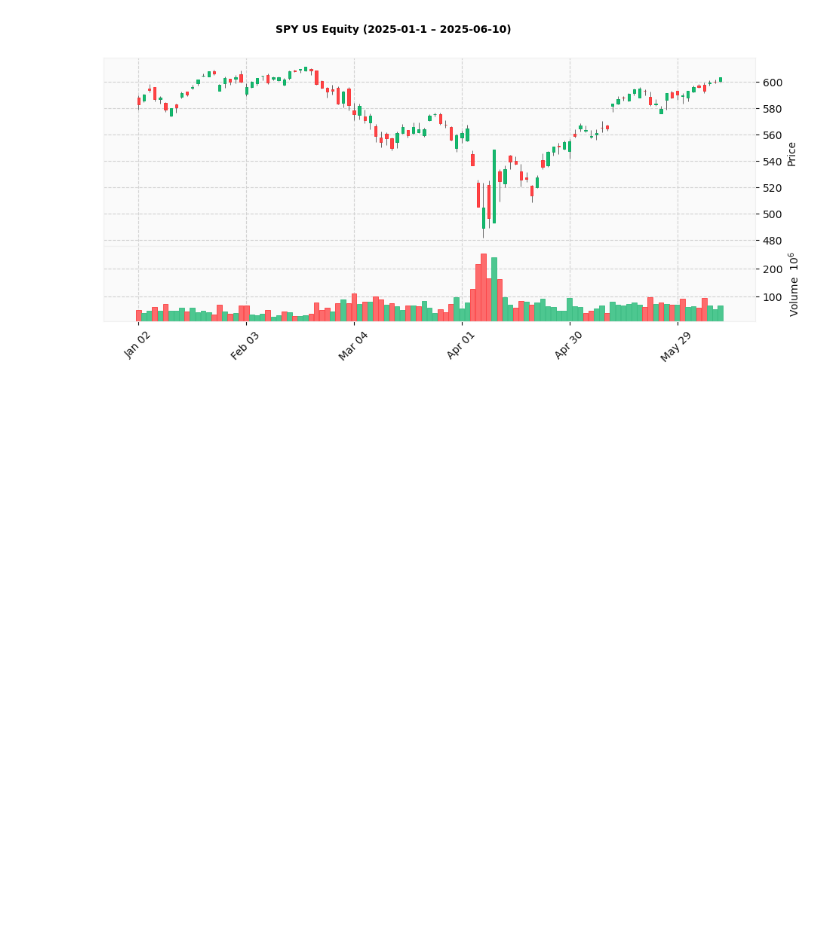
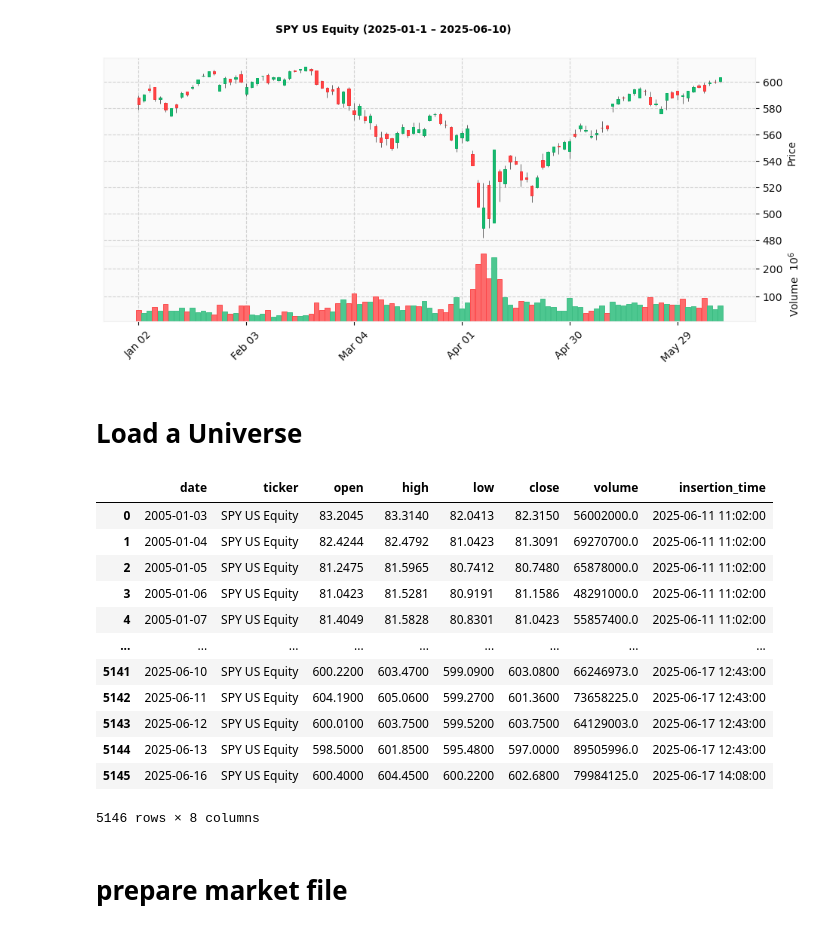
Before and after one commit to andrea220/backtester, a Jupyter notebook: market.ipynb, the cells around one changed output. Drawn from its saved outputs; the diff is of its cells as text; code cells hidden in the pictures; blank space fills up the shorter version.

Commit message:
start backtest development

```diff
--- a/market.ipynb
+++ b/market.ipynb
@@ -118,3 +118,31 @@ end_date='2025-06-10'
 market_handle.plot('SPY US Equity', start_date, end_date, '1d', 'ohlc')
 # %% [output]
 [figure]
+# %% [markdown]
+# Load a Universe
+# %%
+universe = ['SPY US Equity', 'QQQ US Equity']
+start_date='2005-01-1'
+end_date='2025-06-10'
+frequency = '1d'
+rebuild = False
+
+market = market_handle.load_universe(universe, start_date, end_date, frequency, rebuild)
+# %%
+market['SPY US Equity']
+# %% [output]
+|  | date | ticker | open | high | low | close | volume | insertion_time |
+| 0 | 2005-01-03 | SPY US Equity | 83.2045 | 83.3140 | 82.0413 | 82.3150 | 56002000.0 | 2025-06-11 11:02:00 |
+| 1 | 2005-01-04 | SPY US Equity | 82.4244 | 82.4792 | 81.0423 | 81.3091 | 69270700.0 | 2025-06-11 11:02:00 |
+| 2 | 2005-01-05 | SPY US Equity | 81.2475 | 81.5965 | 80.7412 | 80.7480 | 65878000.0 | 2025-06-11 11:02:00 |
+| 3 | 2005-01-06 | SPY US Equity | 81.0423 | 81.5281 | 80.9191 | 81.1586 | 48291000.0 | 2025-06-11 11:02:00 |
+| 4 | 2005-01-07 | SPY US Equity | 81.4049 | 81.5828 | 80.8301 | 81.0423 | 55857400.0 | 2025-06-11 11:02:00 |
+| ... | ... | ... | ... | ... | ... | ... | ... | ... |
+| 5141 | 2025-06-10 | SPY US Equity | 600.2200 | 603.4700 | 599.0900 | 603.0800 | 66246973.0 | 2025-06-17 12:43:00 |
+| 5142 | 2025-06-11 | SPY US Equity | 604.1900 | 605.0600 | 599.2700 | 601.3600 | 73658225.0 | 2025-06-17 12:43:00 |
+| 5143 | 2025-06-12 | SPY US Equity | 600.0100 | 603.7500 | 599.5200 | 603.7500 | 64129003.0 | 2025-06-17 12:43:00 |
+| 5144 | 2025-06-13 | SPY US Equity | 598.5000 | 601.8500 | 595.4800 | 597.0000 | 89505996.0 | 2025-06-17 12:43:00 |
+| 5145 | 2025-06-16 | SPY US Equity | 600.4000 | 604.4500 | 600.2200 | 602.6800 | 79984125.0 | 2025-06-17 14:08:00 |
+5146 rows × 8 columns
+# %% [markdown]
+# prepare market file
```
Also changed, not shown: parts of 7 cells of this notebook, 13 other files.
